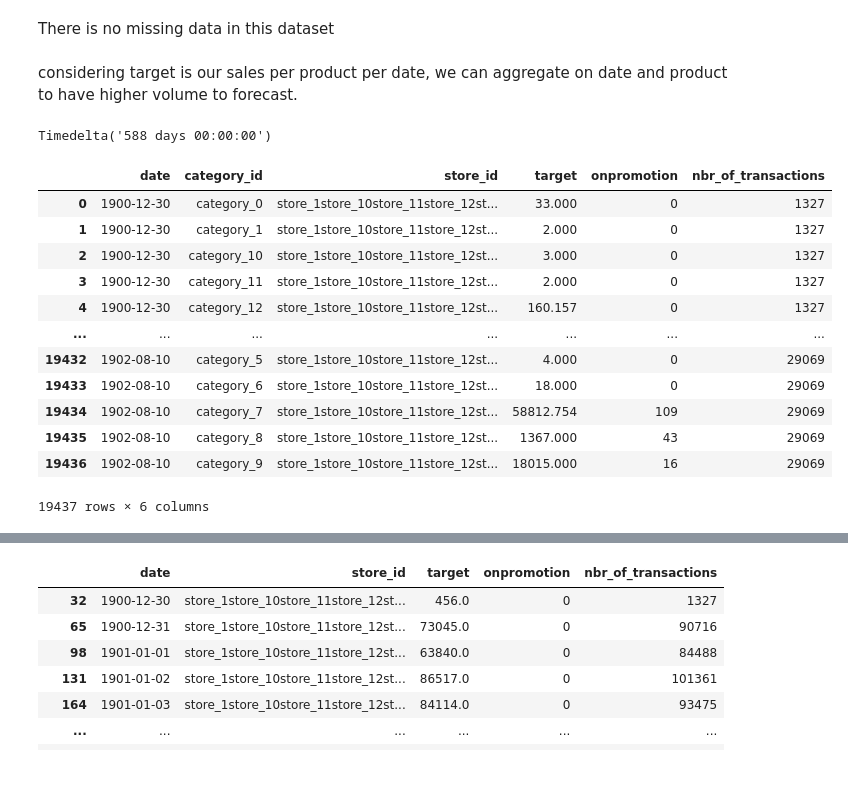
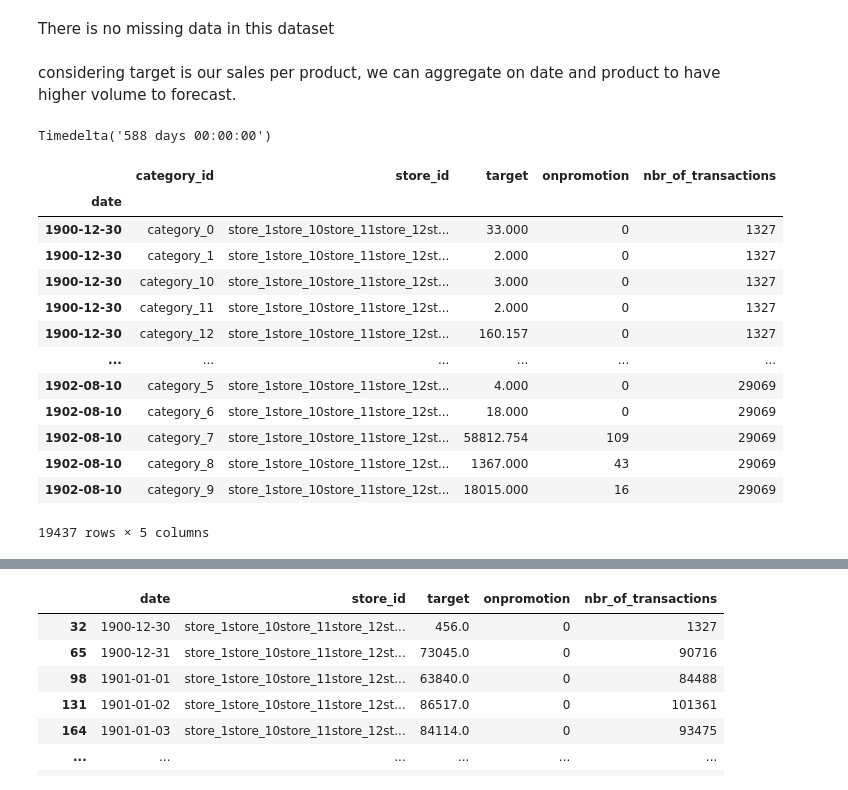
Before and after one commit to Rama-Mwenda/Iridium_Stores_Forecast, a Jupyter notebook: Notebooks/analysis.ipynb, the cells around one changed output, grey strips where cells are left out. Saved outputs shown, nothing was run; the diff lists cells and outputs as text; code cells hidden in the pictures.

```diff
--- a/Notebooks/analysis.ipynb
+++ b/Notebooks/analysis.ipynb
@@ -61,28 +61,29 @@ DatetimeIndex([], dtype='datetime64[ns]', freq='D')
 # %% [markdown]
 There is no missing data in this dataset
 # %% [markdown]
-considering target is our sales per product per date, we can aggregate on date and product to have higher volume to forecast.
+considering target is our sales per product, we can aggregate on date and product to have higher volume to forecast.
 # %%
 df['date'].max() - df['date'].min()
 # %% [output]
 Timedelta('588 days 00:00:00')
 # %%
-agg_data = df.groupby(['date','category_id']).sum().reset_index()
+agg_data = df.groupby(['date','category_id']).sum().reset_index().set_index('date')
 agg_data
 # %% [output]
-|  | date | category_id | store_id | target | onpromotion | nbr_of_transactions |
-| 0 | 1900-12-30 | category_0 | store_1store_10store_11store_12st... | 33.000 | 0 | 1327 |
-| 1 | 1900-12-30 | category_1 | store_1store_10store_11store_12st... | 2.000 | 0 | 1327 |
-| 2 | 1900-12-30 | category_10 | store_1store_10store_11store_12st... | 3.000 | 0 | 1327 |
-| 3 | 1900-12-30 | category_11 | store_1store_10store_11store_12st... | 2.000 | 0 | 1327 |
-| 4 | 1900-12-30 | category_12 | store_1store_10store_11store_12st... | 160.157 | 0 | 1327 |
-| ... | ... | ... | ... | ... | ... | ... |
-| 19432 | 1902-08-10 | category_5 | store_1store_10store_11store_12st... | 4.000 | 0 | 29069 |
-| 19433 | 1902-08-10 | category_6 | store_1store_10store_11store_12st... | 18.000 | 0 | 29069 |
-| 19434 | 1902-08-10 | category_7 | store_1store_10store_11store_12st... | 58812.754 | 109 | 29069 |
-| 19435 | 1902-08-10 | category_8 | store_1store_10store_11store_12st... | 1367.000 | 43 | 29069 |
-| 19436 | 1902-08-10 | category_9 | store_1store_10store_11store_12st... | 18015.000 | 16 | 29069 |
+|  | category_id | store_id | target | onpromotion | nbr_of_transactions |
+| date |  |  |  |  |  |
+| 1900-12-30 | category_0 | store_1store_10store_11store_12st... | 33.000 | 0 | 1327 |
+| 1900-12-30 | category_1 | store_1store_10store_11store_12st... | 2.000 | 0 | 1327 |
+| 1900-12-30 | category_10 | store_1store_10store_11store_12st... | 3.000 | 0 | 1327 |
+| 1900-12-30 | category_11 | store_1store_10store_11store_12st... | 2.000 | 0 | 1327 |
+| 1900-12-30 | category_12 | store_1store_10store_11store_12st... | 160.157 | 0 | 1327 |
+| ... | ... | ... | ... | ... | ... |
+| 1902-08-10 | category_5 | store_1store_10store_11store_12st... | 4.000 | 0 | 29069 |
+| 1902-08-10 | category_6 | store_1store_10store_11store_12st... | 18.000 | 0 | 29069 |
+| 1902-08-10 | category_7 | store_1store_10store_11store_12st... | 58812.754 | 109 | 29069 |
+| 1902-08-10 | category_8 | store_1store_10store_11store_12st... | 1367.000 | 43 | 29069 |
+| 1902-08-10 | category_9 | store_1store_10store_11store_12st... | 18015.000 | 16 | 29069 |
-19437 rows × 6 columns
+19437 rows × 5 columns
 # %%
 #check trend of all product categories
 for item in agg_data['category_id'].unique():
```
Also changed, not shown: parts of 12 cells of this notebook, 6 other files.
